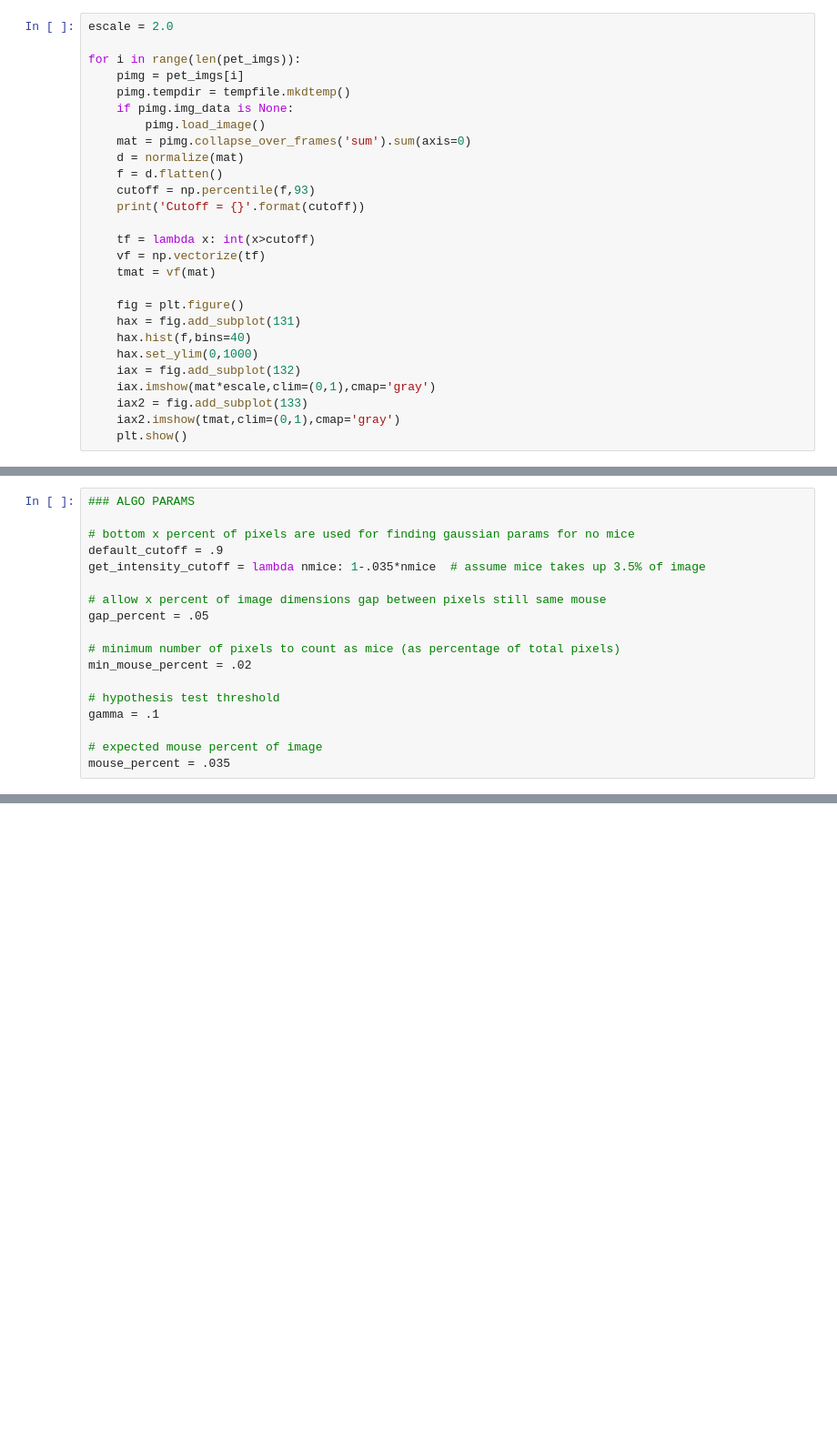
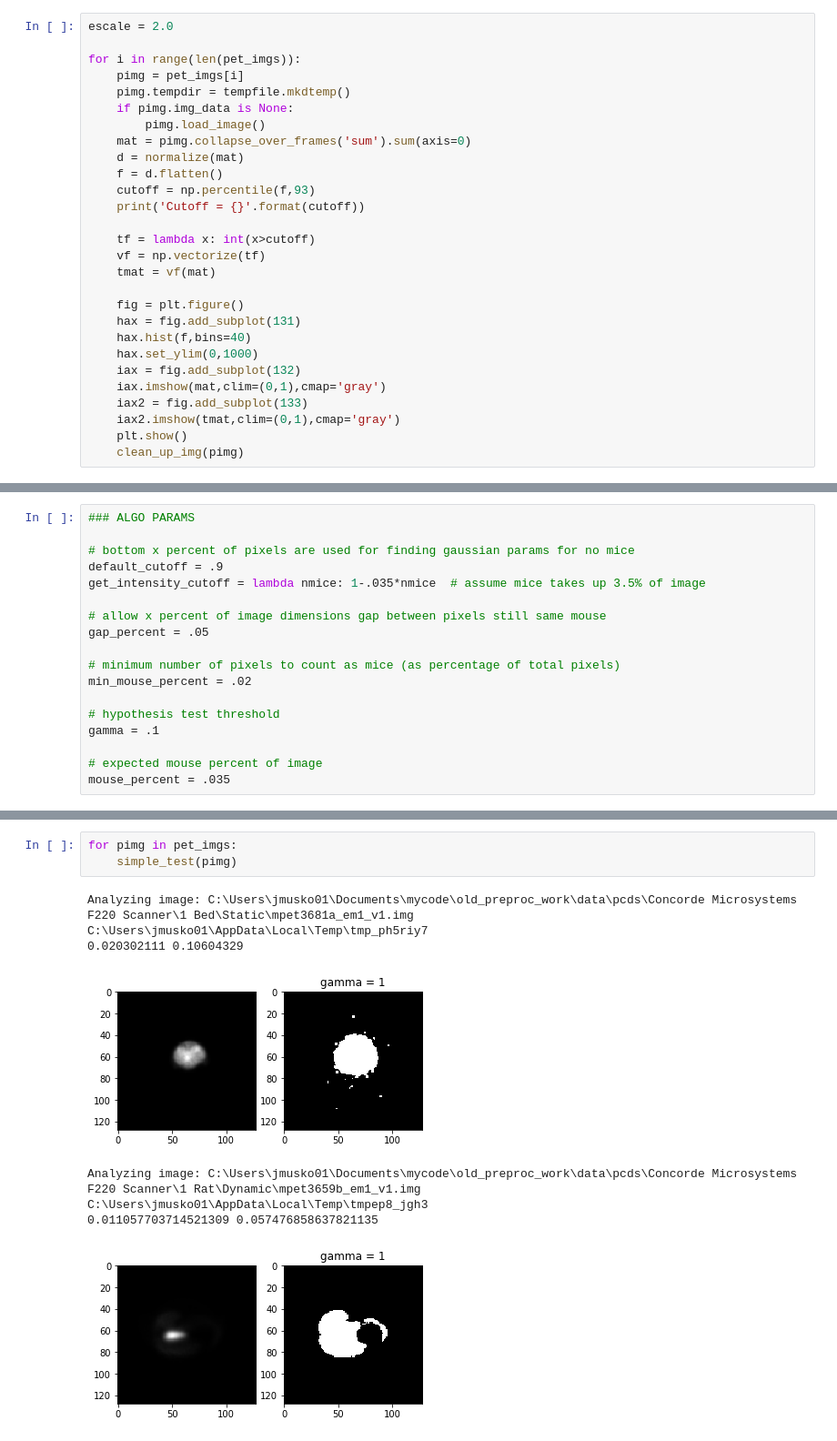
Before and after one commit to jackmuskopf/pet-ct-image-editor, a Jupyter notebook: Untitled.ipynb, the cells around one changed output, grey strips where cells are left out. Shown at 91% size. Cells and saved outputs as stored; diff of their text form; blank space fills up the shorter version.

Commit message:
tests on mouse detector

```diff
--- a/Untitled.ipynb
+++ b/Untitled.ipynb
@@ -30,7 +30,8 @@ for i in range(len(pet_imgs)):
     hax.hist(f,bins=40)
     hax.set_ylim(0,1000)
     iax = fig.add_subplot(132)
-    iax.imshow(mat*escale,clim=(0,1),cmap='gray')
+    iax.imshow(mat,clim=(0,1),cmap='gray')
     iax2 = fig.add_subplot(133)
     iax2.imshow(tmat,clim=(0,1),cmap='gray')
     plt.show()
+    clean_up_img(pimg)
@@ -328,0 +523,12 @@ def get_circle_points(p,r):
+# %%
+for pimg in pet_imgs:
+    simple_test(pimg)
+# %% [output]
+Analyzing image: C:\Users\jmusko01\Documents\mycode\old_preproc_work\data\pcds\Concorde Microsystems F220 Scanner\1 Bed\Static\mpet3681a_em1_v1.img
+C:\Users\jmusko01\AppData\Local\Temp\tmp_ph5riy7
+0.020302111 0.10604329
+[figure, added]
+Analyzing image: C:\Users\jmusko01\Documents\mycode\old_preproc_work\data\pcds\Concorde Microsystems F220 Scanner\1 Rat\Dynamic\mpet3659b_em1_v1.img
+C:\Users\jmusko01\AppData\Local\Temp\tmpep8_jgh3
+0.011057703714521309 0.057476858637821135
+[figure, added]
```
Also changed, not shown: parts of 8 cells of this notebook, 1 other file.
